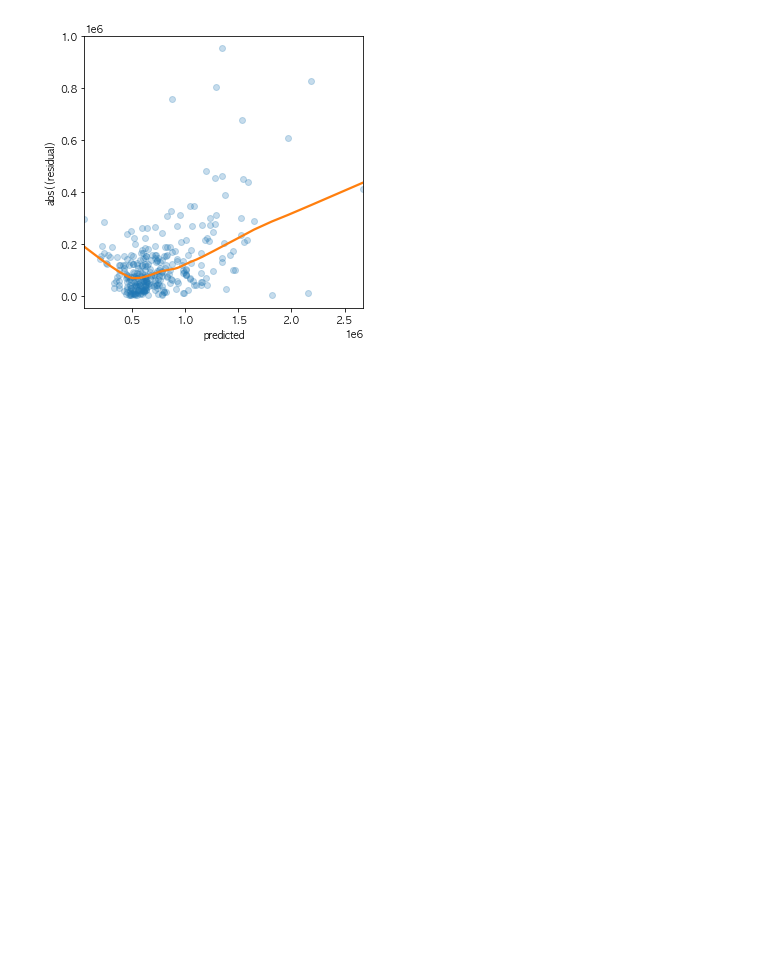
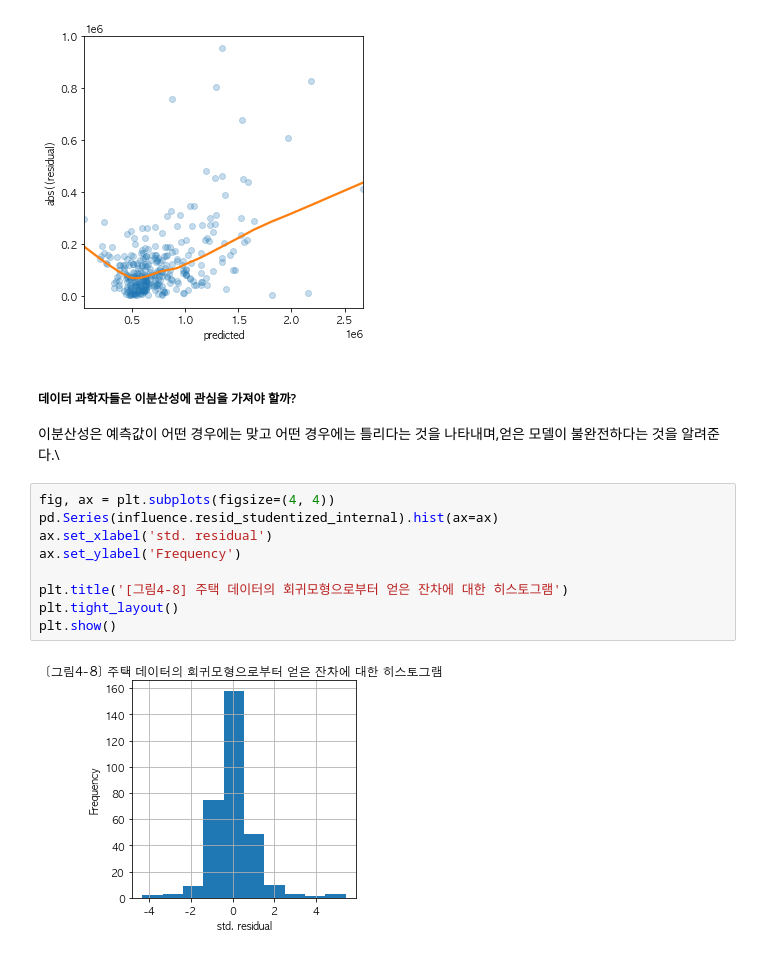
Before and after one commit to keemyo/Practical_Statistics, a Jupyter notebook: 04. 회귀와 예측.ipynb, the cells around one changed output. Saved outputs shown, nothing was run; the diff lists cells and outputs as text; blank space fills up the shorter version.

```diff
--- a/04. 회귀와 예측.ipynb
+++ b/04. 회귀와 예측.ipynb
@@ -923,3 +923,18 @@ ax.set_ylabel('abs((residual)')
 plt.show()
 # %% [output]
 [figure]
+# %% [markdown]
+##### 데이터 과학자들은 이분산성에 관심을 가져야 할까?
+
+이분산성은 예측값이 어떤 경우에는 맞고 어떤 경우에는 틀리다는 것을 나타내며,얻은 모델이 불완전하다는 것을 알려준다.\
+# %%
+fig, ax = plt.subplots(figsize=(4, 4))
+pd.Series(influence.resid_studentized_internal).hist(ax=ax)
+ax.set_xlabel('std. residual')
+ax.set_ylabel('Frequency')
+
+plt.title('[그림4-8] 주택 데이터의 회귀모형으로부터 얻은 잔차에 대한 히스토그램')
+plt.tight_layout()
+plt.show()
+# %% [output]
+[figure, added]
```
Also changed, not shown: parts of 4 cells of this notebook.
